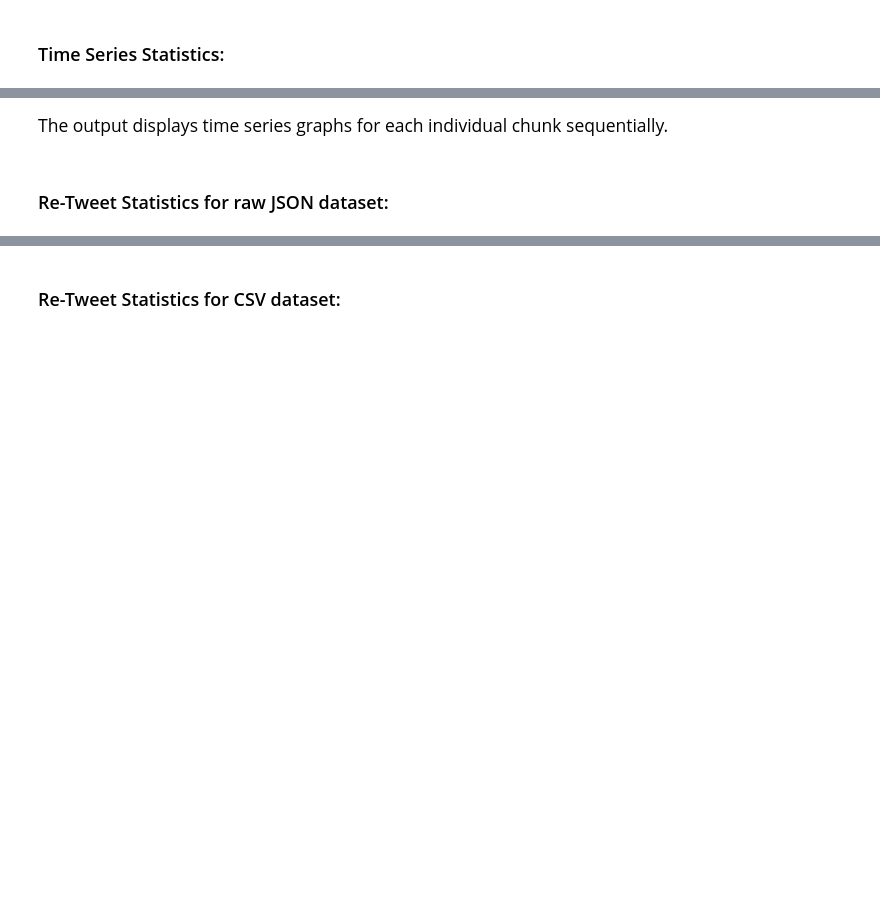
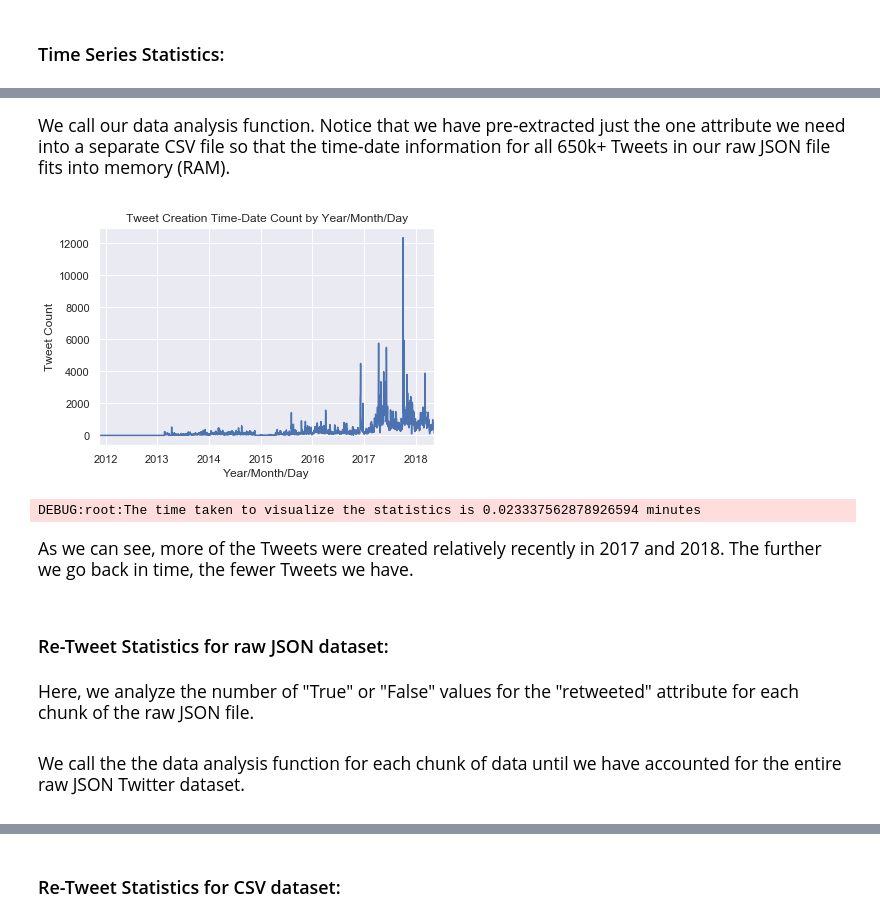
Before and after one commit to J-Jinn/Summer-Research-2019, a Jupyter notebook: jupyter-notebooks/slo-twitter-data-analysis.ipynb, the cells around one changed output, grey strips where cells are left out. Cells and saved outputs as stored; diff of their text form; code cells hidden in the pictures; blank space fills up the shorter version.

Commit message:
created tables for Twitter API attributes; re-wrote much of data analysis code-base; updated Jupyter notebook for data analysis.

```diff
--- a/jupyter-notebooks/slo-twitter-data-analysis.ipynb
+++ b/jupyter-notebooks/slo-twitter-data-analysis.ipynb
@@ -643,11 +914,69 @@ INFO:root:
-# %% [markdown]
-<span style="font-family:Papyrus; font-size:1.25em;">
-
-The output displays time series graphs for each individual chunk sequentially.<br>
-
-</span>
+# %%
+def tweet_count_by_timedate_time_series(created_at_attribute_file, file_type):
+    """
+    Visualize the Tweet creation time based on time-date information in the "created_at" attribute field of the
+    input file.
+
+    This function will work for any JSON file or CSV file that contains a attribute or column named "created_at".
+
+    Note: Ensure input file is small enough to fit in RAM.  This function will not read in data by chunks!
+
+    :param file_type: type of input file.
+    :param created_at_attribute_file: the input file containing the "created_at" Tweet attribute.
+    :return: None.
+    """
+    start_time = time.time()
+
+    if file_type == "csv":
+        twitter_data = pd.read_csv(f"{created_at_attribute_file}", sep=",")
+    elif file_type == "json":
+        twitter_data = pd.read_json(f"{created_at_attribute_file}",
+                                    orient='records',
+                                    lines=True)
+    else:
+        print(f"Invalid file type entered - aborting operation")
+        return
+
+    # Create a empty Pandas dataframe.
+    json_dataframe = pd.DataFrame(twitter_data)
+
+    plt.figure()
+    plt.title(f"Tweet Creation Time-Date Count by Year/Month/Day")
+    plt.xlabel("Year/Month/Day")
+    plt.ylabel("Tweet Count")
+    pd.to_datetime(json_dataframe['created_at']).value_counts().resample('1D').sum().plot()
+    plt.show()
+    end_time = time.time()
+    time_elapsed = (end_time - start_time) / 60.0
+    log.debug(f"The time taken to visualize the statistics is {time_elapsed} minutes")
+# %% [markdown]
+<span style="font-family:Papyrus; font-size:1.25em;">
+
+We call our data analysis function.  Notice that we have pre-extracted just the one attribute we need into a separate CSV file so that the time-date information for all 650k+ Tweets in our raw JSON file fits into memory (RAM).<br>
+
+</span>
+# %%
+# Display Tweet count by time-date time series statistics.
+tweet_count_by_timedate_time_series(
+    "D:/Dropbox/summer-research-2019/jupyter-notebooks/attribute-datasets/created_at-attribute.csv",
+    "csv")
+# %% [output]
+[figure, added]
+DEBUG:root:The time taken to visualize the statistics is 0.023337562878926594 minutes
+# %% [markdown]
+<span style="font-family:Papyrus; font-size:1.25em;">
+
+As we can see, more of the Tweets were created relatively recently in 2017 and 2018.  The further we go back in time, the fewer Tweets we have.<br>
+
+</span>
 # %% [markdown]
 ### Re-Tweet Statistics for raw JSON dataset:
+# %% [markdown]
+<span style="font-family:Papyrus; font-size:1.25em;">
+
+Here, we analyze the number of "True" or "False" values for the "retweeted" attribute for each chunk of the raw JSON file.<br>
+
+</span>
 # %%
 def json_retweeted(json_dataframe, chunk):
     """
@@ -661,2 +990,8 @@ def json_retweeted(json_dataframe, chunk):
     print(json_dataframe['retweeted'].value_counts())
     print()
+# %% [markdown]
+<span style="font-family:Papyrus; font-size:1.25em;">
+
+We call the the data analysis function for each chunk of data until we have accounted for the entire raw JSON Twitter dataset.<br>
+
+</span>
```
Also changed, not shown: parts of 70 cells of this notebook, 8 other files.
